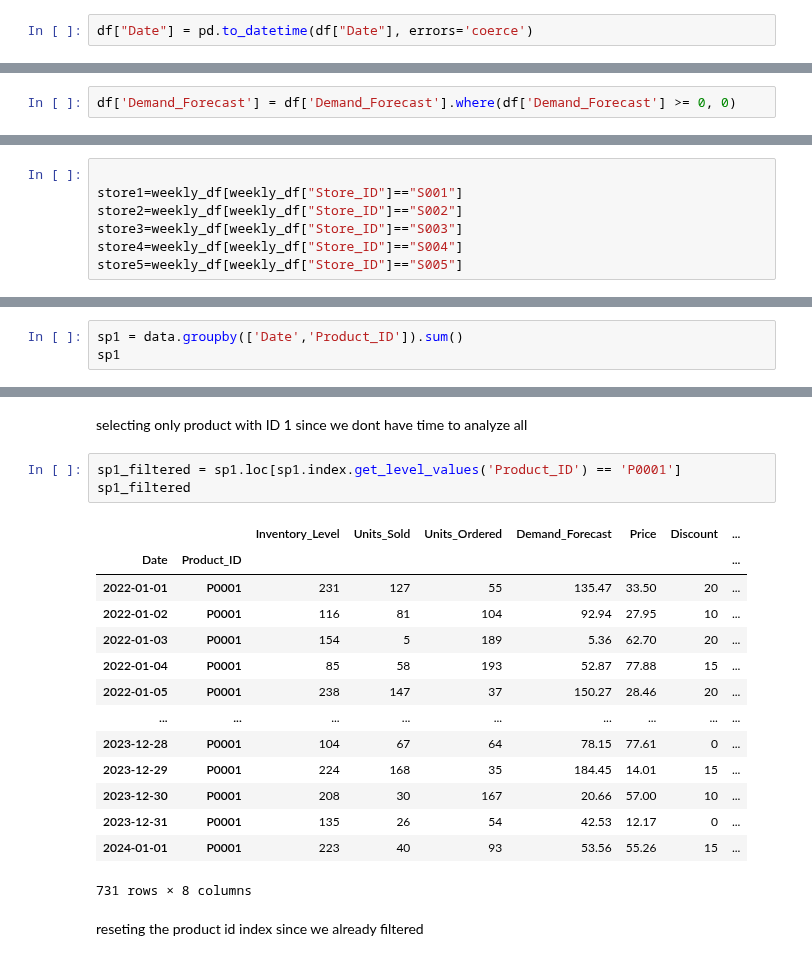
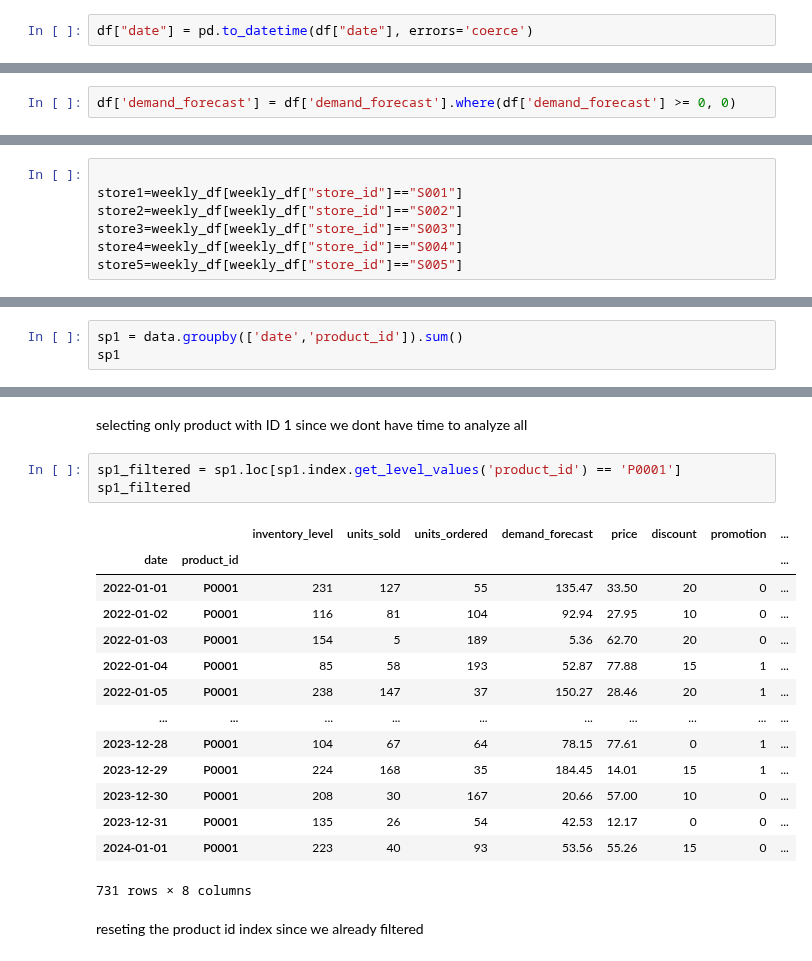
Before and after one commit to FTDS-assignment-bay/p2-final-project-ftds-023-hck-group-002, a Jupyter notebook: main.ipynb, the cells around one changed output, grey strips where cells are left out. Cells and saved outputs as stored; diff of their text form.

```diff
--- a/main.ipynb
+++ b/main.ipynb
@@ -147,7 +138,7 @@ memory usage: 8.4+ MB
 # %% [markdown]
 from the following date is not datetime so we must change that
 # %%
-df["Date"] = pd.to_datetime(df["Date"], errors='coerce')
+df["date"] = pd.to_datetime(df["date"], errors='coerce')
 # %%
 df.info()
 # %% [output]
@@ -183,7 +174,7 @@ df.describe().round(2).T
 # %% [markdown]
 from the following we see an issue with demand forecase that it has negative
 # %%
-df['Demand_Forecast'] = df['Demand_Forecast'].where(df['Demand_Forecast'] >= 0, 0)
+df['demand_forecast'] = df['demand_forecast'].where(df['demand_forecast'] >= 0, 0)
 # %%
 df.describe().round(2).T
 # %% [output]
@@ -210,11 +201,11 @@ weekly_df.set_index('Date', inplace= True)
 segregating the stores since we want to only do an in depth analysis on 1 store and product due to time constrictions, although technically analysis of all products is possible given requirements and time
 # %%
 
-store1=weekly_df[weekly_df["Store_ID"]=="S001"]
-store2=weekly_df[weekly_df["Store_ID"]=="S002"]
-store3=weekly_df[weekly_df["Store_ID"]=="S003"]
-store4=weekly_df[weekly_df["Store_ID"]=="S004"]
-store5=weekly_df[weekly_df["Store_ID"]=="S005"]
+store1=weekly_df[weekly_df["store_id"]=="S001"]
+store2=weekly_df[weekly_df["store_id"]=="S002"]
+store3=weekly_df[weekly_df["store_id"]=="S003"]
+store4=weekly_df[weekly_df["store_id"]=="S004"]
+store5=weekly_df[weekly_df["store_id"]=="S005"]
 # %% [markdown]
 selecting store 1 only due to time constriction
 # %%
@@ -240,6 +232,6 @@ dtype: int64
 # %% [markdown]
 grouping by products for that day
 # %%
-sp1 = data.groupby(['Date','Product_ID']).sum()
+sp1 = data.groupby(['date','product_id']).sum()
 sp1
 # %% [output]
@@ -260,22 +252,22 @@ sp1
 # %% [markdown]
 selecting only product with ID 1 since we dont have time to analyze all
 # %%
-sp1_filtered = sp1.loc[sp1.index.get_level_values('Product_ID') == 'P0001']
+sp1_filtered = sp1.loc[sp1.index.get_level_values('product_id') == 'P0001']
 sp1_filtered
 # %% [output]
-|  |  | Inventory_Level | Units_Sold | Units_Ordered | Demand_Forecast | Price | Discount | ... |
-| Date | Product_ID |  |  |  |  |  |  | ... |
-| 2022-01-01 | P0001 | 231 | 127 | 55 | 135.47 | 33.50 | 20 | ... |
-| 2022-01-02 | P0001 | 116 | 81 | 104 | 92.94 | 27.95 | 10 | ... |
-| 2022-01-03 | P0001 | 154 | 5 | 189 | 5.36 | 62.70 | 20 | ... |
-| 2022-01-04 | P0001 | 85 | 58 | 193 | 52.87 | 77.88 | 15 | ... |
-| 2022-01-05 | P0001 | 238 | 147 | 37 | 150.27 | 28.46 | 20 | ... |
-| ... | ... | ... | ... | ... | ... | ... | ... | ... |
-| 2023-12-28 | P0001 | 104 | 67 | 64 | 78.15 | 77.61 | 0 | ... |
-| 2023-12-29 | P0001 | 224 | 168 | 35 | 184.45 | 14.01 | 15 | ... |
-| 2023-12-30 | P0001 | 208 | 30 | 167 | 20.66 | 57.00 | 10 | ... |
-| 2023-12-31 | P0001 | 135 | 26 | 54 | 42.53 | 12.17 | 0 | ... |
-| 2024-01-01 | P0001 | 223 | 40 | 93 | 53.56 | 55.26 | 15 | ... |
+|  |  | inventory_level | units_sold | units_ordered | demand_forecast | price | discount | promotion | ... |
+| date | product_id |  |  |  |  |  |  |  | ... |
+| 2022-01-01 | P0001 | 231 | 127 | 55 | 135.47 | 33.50 | 20 | 0 | ... |
+| 2022-01-02 | P0001 | 116 | 81 | 104 | 92.94 | 27.95 | 10 | 0 | ... |
+| 2022-01-03 | P0001 | 154 | 5 | 189 | 5.36 | 62.70 | 20 | 0 | ... |
+| 2022-01-04 | P0001 | 85 | 58 | 193 | 52.87 | 77.88 | 15 | 1 | ... |
+| 2022-01-05 | P0001 | 238 | 147 | 37 | 150.27 | 28.46 | 20 | 1 | ... |
+| ... | ... | ... | ... | ... | ... | ... | ... | ... | ... |
+| 2023-12-28 | P0001 | 104 | 67 | 64 | 78.15 | 77.61 | 0 | 1 | ... |
+| 2023-12-29 | P0001 | 224 | 168 | 35 | 184.45 | 14.01 | 15 | 1 | ... |
+| 2023-12-30 | P0001 | 208 | 30 | 167 | 20.66 | 57.00 | 10 | 0 | ... |
+| 2023-12-31 | P0001 | 135 | 26 | 54 | 42.53 | 12.17 | 0 | 0 | ... |
+| 2024-01-01 | P0001 | 223 | 40 | 93 | 53.56 | 55.26 | 15 | 0 | ... |
 731 rows × 8 columns
 # %% [markdown]
 reseting the product id index since we already filtered
```
Also changed, not shown: parts of 36 cells of this notebook, 2 other files.
